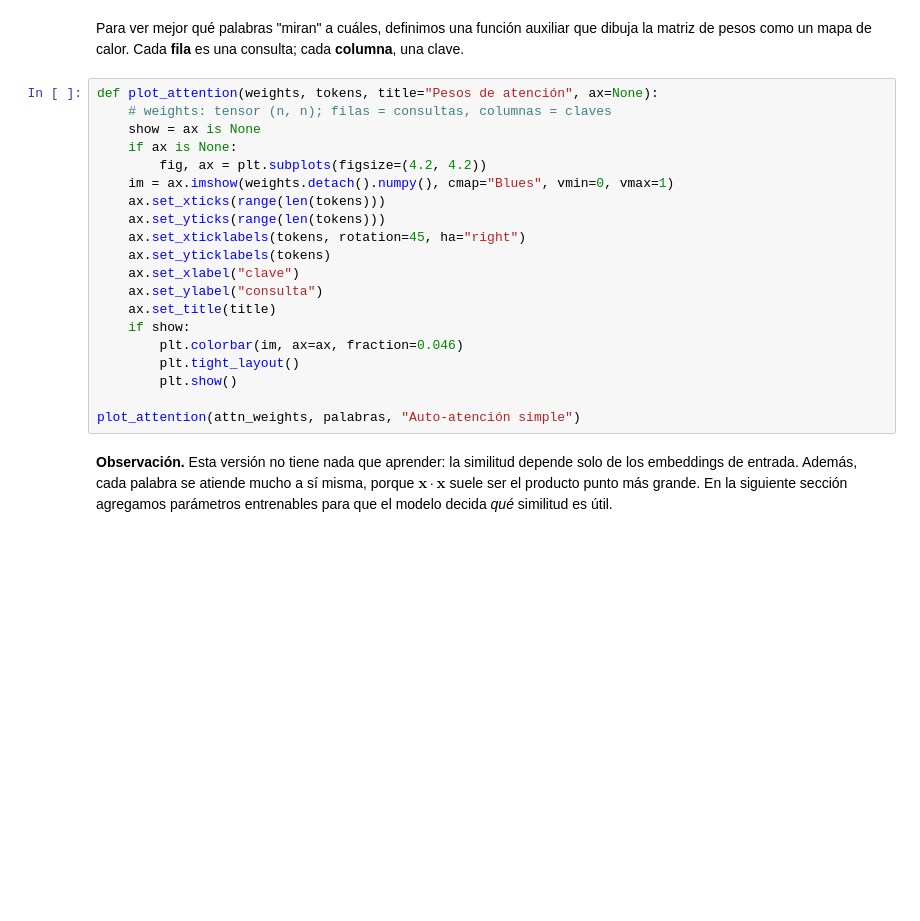
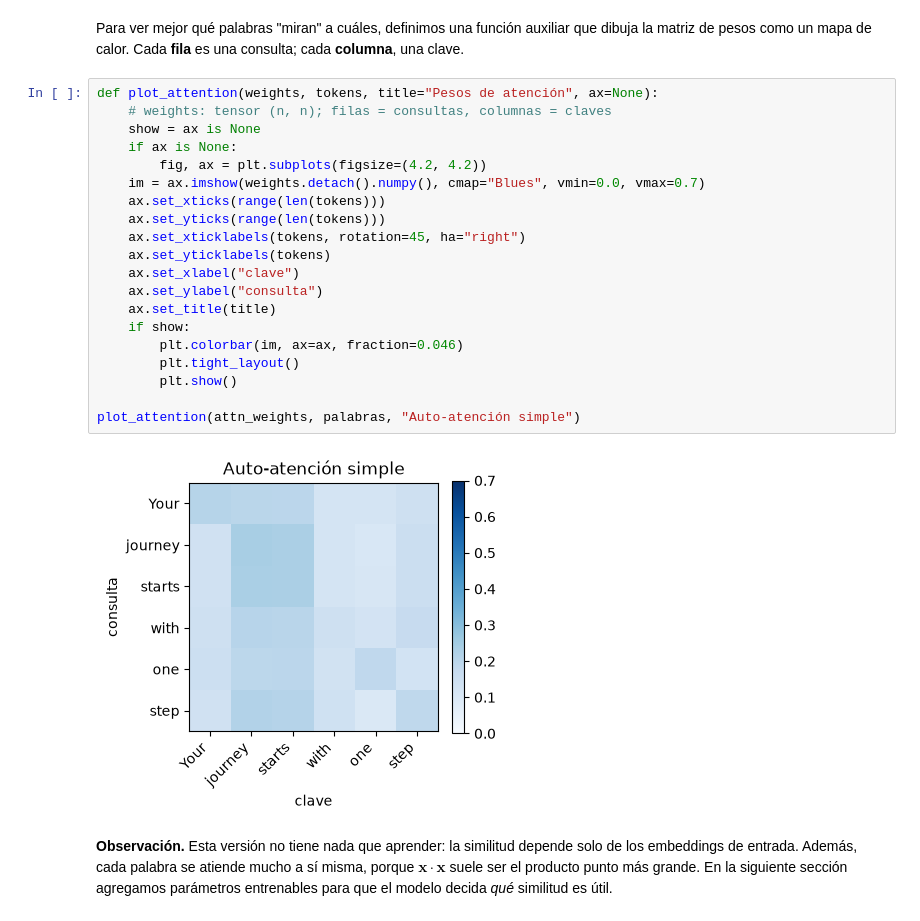
Before and after one commit to shernandez-ucm/AI-MDS, a Jupyter notebook: labs/3.4_AtencionPyTorch.ipynb, the cells around one changed output. Saved outputs shown, nothing was run; the diff lists cells and outputs as text; blank space fills up the shorter version.

```diff
--- a/labs/3.4_AtencionPyTorch.ipynb
+++ b/labs/3.4_AtencionPyTorch.ipynb
@@ -114,23 +164,25 @@ Para ver mejor qué palabras "miran" a cuáles, definimos una función auxiliar
 # %%
 def plot_attention(weights, tokens, title="Pesos de atención", ax=None):
     # weights: tensor (n, n); filas = consultas, columnas = claves
     show = ax is None
     if ax is None:
         fig, ax = plt.subplots(figsize=(4.2, 4.2))
-    im = ax.imshow(weights.detach().numpy(), cmap="Blues", vmin=0, vmax=1)
+    im = ax.imshow(weights.detach().numpy(), cmap="Blues", vmin=0.0, vmax=0.7)
     ax.set_xticks(range(len(tokens)))
     ax.set_yticks(range(len(tokens)))
     ax.set_xticklabels(tokens, rotation=45, ha="right")
     ax.set_yticklabels(tokens)
     ax.set_xlabel("clave")
     ax.set_ylabel("consulta")
     ax.set_title(title)
     if show:
         plt.colorbar(im, ax=ax, fraction=0.046)
         plt.tight_layout()
         plt.show()
 
 plot_attention(attn_weights, palabras, "Auto-atención simple")
+# %% [output]
+[figure, added]
 # %% [markdown]
 **Observación.** Esta versión no tiene nada que aprender: la similitud depende solo de los embeddings de entrada. Además, cada palabra se atiende mucho a sí misma, porque $\mathbf{x}\cdot\mathbf{x}$ suele ser el producto punto más grande. En la siguiente sección agregamos parámetros entrenables para que el modelo decida *qué* similitud es útil.
 # %% [markdown]
```
Also changed, not shown: parts of 38 cells of this notebook, 1 other file.
